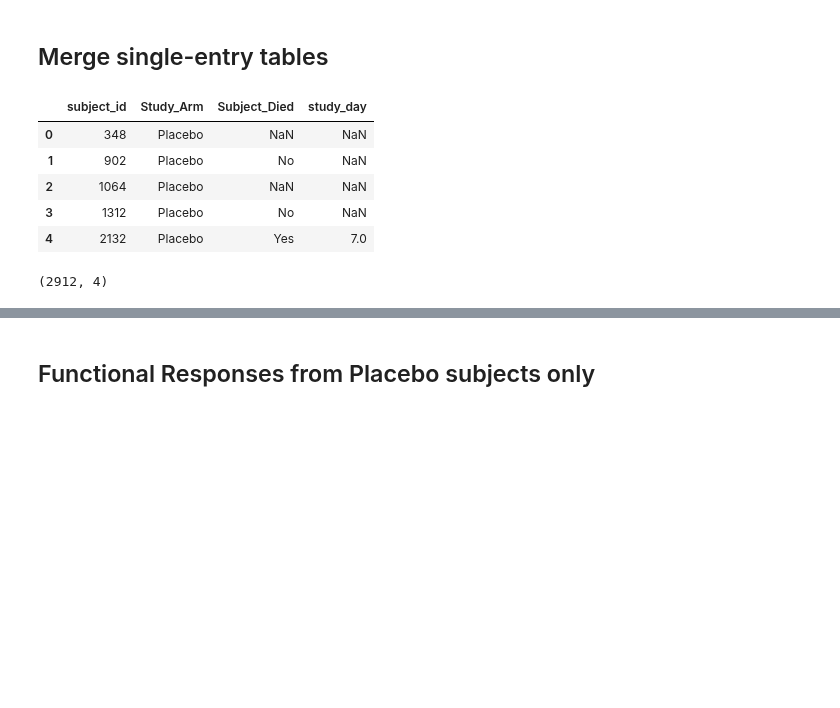
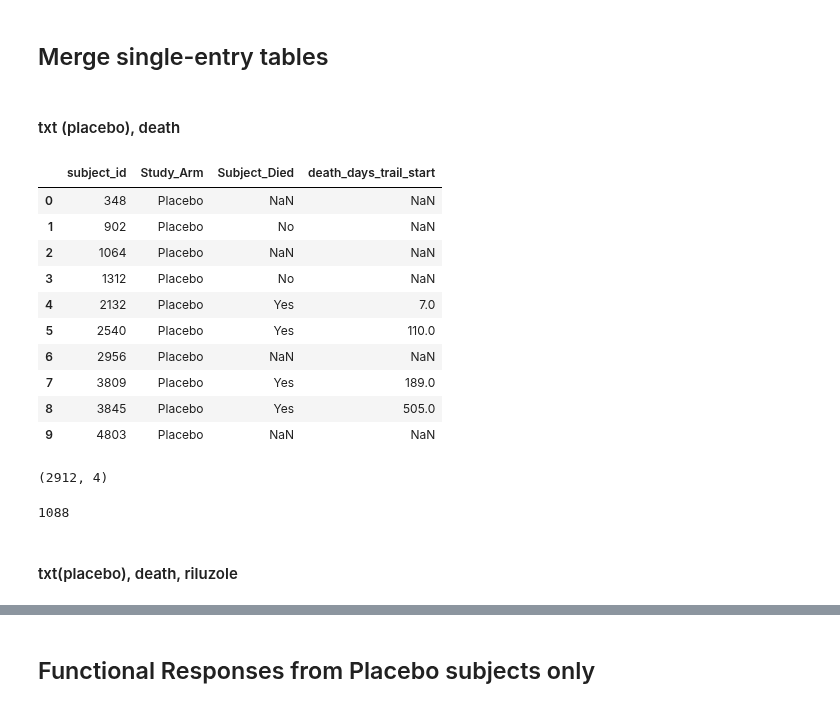
Before and after one commit to ttompk/als, a Jupyter notebook: eda.ipynb, the cells around one changed output, grey strips where cells are left out. Cells and saved outputs as stored; diff of their text form; code cells hidden in the pictures; blank space fills up the shorter version.

Commit message:
building single entry tables

```diff
--- a/eda.ipynb
+++ b/eda.ipynb
@@ -311,9 +393,8 @@ death.drop(index=remove, axis=0, inplace=True)
 dups(death)
 # %% [output]
 Number subjects duplicated: 0
-# %%
-# change Death_Days to study days
-death['study_day'] = death['Death_Days']
+# %%
+death['death_days_trail_start'] = death['Death_Days']
 # %%
 death.drop('Death_Days', axis=1, inplace=True)
 # %% [markdown]
@@ -449,19 +561,33 @@ print(Qs)
 ['subject_id', 'Q1_Speech', 'Q2_Salivation', 'Q3_Swallowing', 'Q4_Handwriting', 'Q5a_Cutting_without_Gastrostomy', 'Q5b_Cutting_with_Gastrostomy', 'Q6_Dressing_and_Hygiene', 'Q7_Turning_in_Bed', 'Q8_W ...
 # %% [markdown]
 ## Merge single-entry tables
+# %% [markdown]
+#### txt (placebo), death
 # %%
 # merge question with txt as df
 pl_d = placebo.merge(death, how='left', on='subject_id')
 # %%
-pl_d.head()
+pl_d.head(10)
 # %% [output]
-|  | subject_id | Study_Arm | Subject_Died | study_day |
+|  | subject_id | Study_Arm | Subject_Died | death_days_trail_start |
 | 0 | 348 | Placebo | NaN | NaN |
 | 1 | 902 | Placebo | No | NaN |
 | 2 | 1064 | Placebo | NaN | NaN |
 | 3 | 1312 | Placebo | No | NaN |
 | 4 | 2132 | Placebo | Yes | 7.0 |
+| 5 | 2540 | Placebo | Yes | 110.0 |
+| 6 | 2956 | Placebo | NaN | NaN |
+| 7 | 3809 | Placebo | Yes | 189.0 |
+| 8 | 3845 | Placebo | Yes | 505.0 |
+| 9 | 4803 | Placebo | NaN | NaN |
 # %%
 pl_d.shape
 # %% [output]
 (2912, 4)
+# %%
+# number of placebo who died = 1088
+# number of subjects who did not die = 447
+# number of subjects with NaN = 1377
+len(pl_d[ pl_d['Subject_Died']=='Yes'])
+# %% [output]
+1088
@@ -468,6 +596,8 @@ pl_d.shape
 # %%
 # merge df with history
 # df = df.merge(history, how='inner', on='subject_id')
+# %% [markdown]
+#### txt(placebo), death, riluzole
 # %%
 # merge df with riluzole
 pdr = pl_d.merge(riluzole, how='left', on='subject_id')
```
Also changed, not shown: parts of 42 cells of this notebook.
